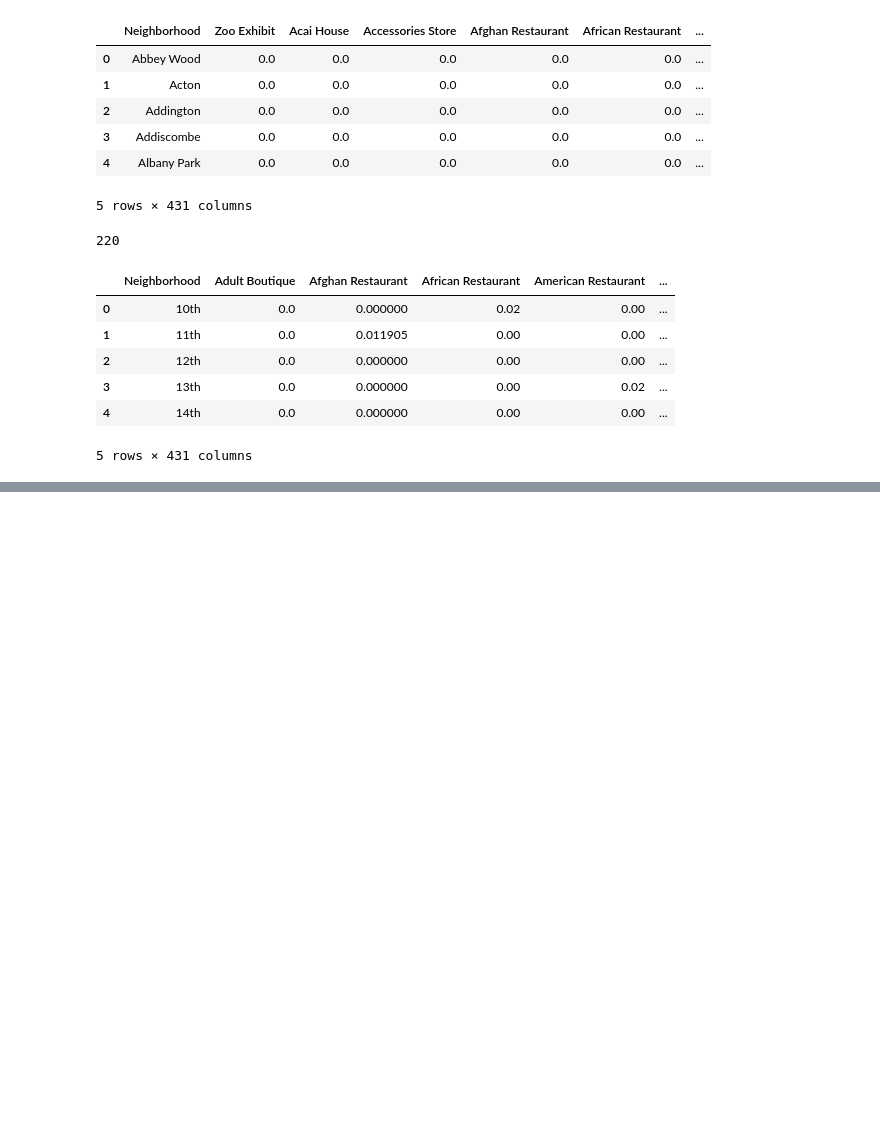
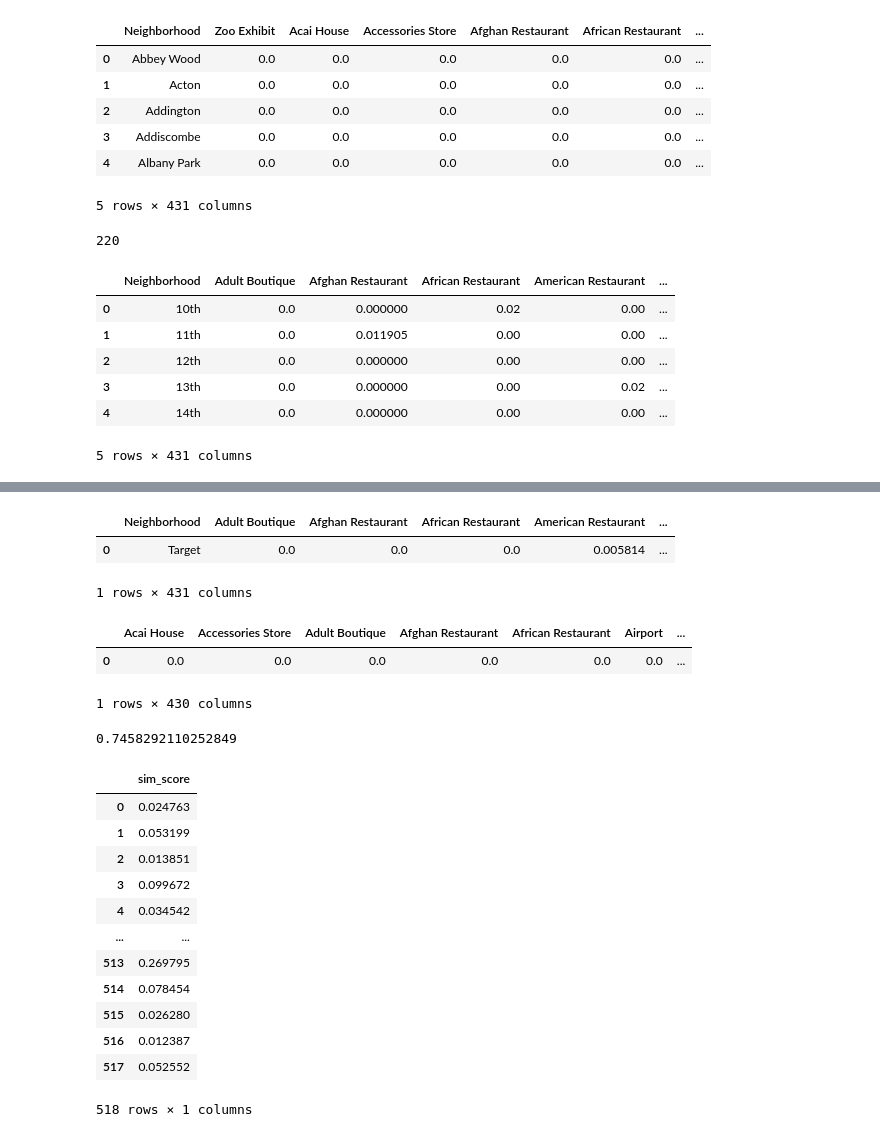
Before and after one commit to archiebye/Coursera_Capstone, a Jupyter notebook: Final_Project/Data_Analysis.ipynb, the cells around one changed output, grey strips where cells are left out. Cells and saved outputs as stored; diff of their text form; code cells hidden in the pictures; blank space fills up the shorter version.

```diff
--- a/Final_Project/Data_Analysis.ipynb
+++ b/Final_Project/Data_Analysis.ipynb
@@ -1333,0 +1400,18 @@ paris_cosine['Zoo Exhibit'].sum()
+# %%
+paris_cosine
+# %% [output]
+|  | Neighborhood | Adult Boutique | Afghan Restaurant | African Restaurant | American Restaurant | ... |
+| 0 | Target | 0.0 | 0.0 | 0.0 | 0.005814 | ... |
+1 rows × 431 columns
+# %%
+# drop the names column
+paris_cosine.drop(columns=['Neighborhood'], inplace=True)
+# %%
+# sort the columns
+paris_cosine = paris_cosine[sorted(paris_cosine.columns)]
+# %%
+paris_cosine
+# %% [output]
+|  | Acai House | Accessories Store | Adult Boutique | Afghan Restaurant | African Restaurant | Airport | ... |
+| 0 | 0.0 | 0.0 | 0.0 | 0.0 | 0.0 | 0.0 | ... |
+1 rows × 430 columns
@@ -1333,0 +1423,4 @@ paris_cosine['Zoo Exhibit'].sum()
+# %%
+max_value
+# %% [output]
+0.7458292110252849
@@ -1333,0 +1431,18 @@ paris_cosine['Zoo Exhibit'].sum()
+# %%
+sim_df = pd.DataFrame()
+sim_df['sim_score'] = sim_list
+sim_df
+# %% [output]
+|  | sim_score |
+| 0 | 0.024763 |
+| 1 | 0.053199 |
+| 2 | 0.013851 |
+| 3 | 0.099672 |
+| 4 | 0.034542 |
+| ... | ... |
+| 513 | 0.269795 |
+| 514 | 0.078454 |
+| 515 | 0.026280 |
+| 516 | 0.012387 |
+| 517 | 0.052552 |
+518 rows × 1 columns
```
Also changed, not shown: parts of 22 cells of this notebook.
